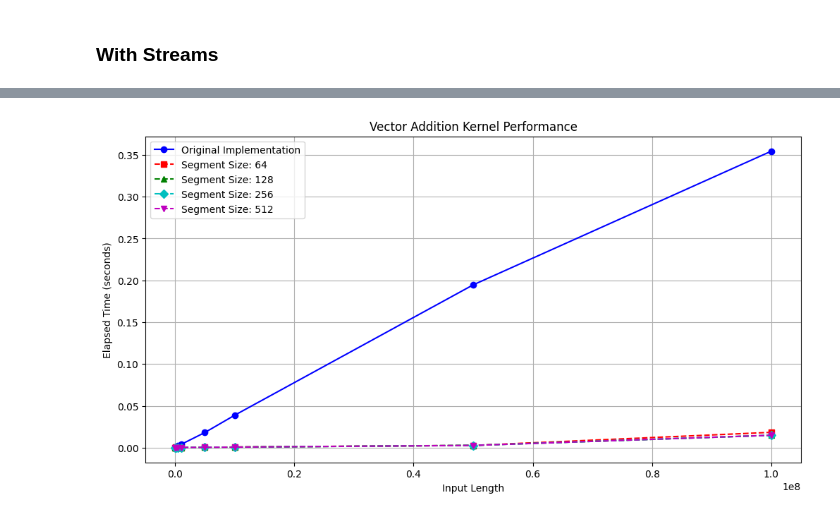
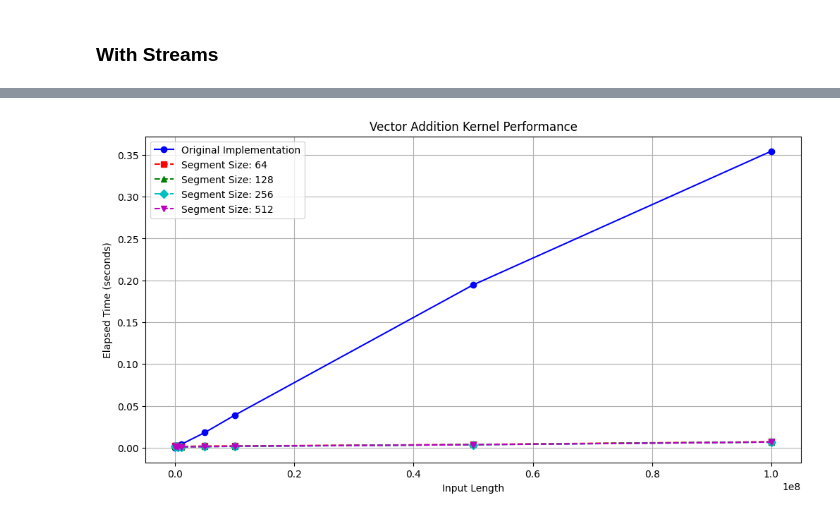
Before and after one commit to MoggmentuM/DD2360, a Jupyter notebook: hw_4/ex_2/DD2360_HW4.ipynb, the cells around one changed output, grey strips where cells are left out. Cells and saved outputs as stored; diff of their text form; code cells hidden in the pictures.

```diff
--- a/hw_4/ex_2/DD2360_HW4.ipynb
+++ b/hw_4/ex_2/DD2360_HW4.ipynb
@@ -189,38 +192,38 @@ import matplotlib.pyplot as plt
 input_lengths = [10000, 50000, 100000, 500000, 1000000, 5000000, 10000000, 50000000, 100000000]
 elapsed_times = [0.000211, 0.000401, 0.000741, 0.002352, 0.004046, 0.018286, 0.038933, 0.194611, 0.354245]
 
 # Second set of data
 input_lengths_segment = [10000, 50000, 100000, 500000, 1000000, 5000000, 10000000, 50000000, 100000000]
-elapsed_times_segment_64 = [0.000398, 0.000332, 0.000416, 0.000336, 0.000382, 0.000610, 0.000897, 0.002864, 0.018450]
-elapsed_times_segment_128 = [0.000305, 0.000309, 0.000347, 0.000358, 0.000327, 0.000572, 0.000824, 0.002846, 0.014887]
-elapsed_times_segment_256 = [0.000303, 0.000343, 0.000338, 0.000329, 0.000314, 0.000545, 0.000803, 0.002853, 0.014952]
-elapsed_times_segment_512 = [0.000327, 0.000303, 0.000363, 0.000330, 0.000367, 0.000547, 0.000803, 0.002820, 0.014969]
+elapsed_times_segment_64 = [0.002201, 0.002181, 0.002199, 0.001595, 0.001560, 0.002100, 0.002103, 0.004019, 0.007236]
+elapsed_times_segment_128 = [0.001884, 0.001788, 0.001789, 0.001163, 0.001222, 0.001464, 0.001777, 0.003771, 0.006919]
+elapsed_times_segment_256 = [0.001683, 0.001722, 0.001670, 0.001079, 0.001151, 0.001436, 0.001652, 0.003656, 0.006821]
+elapsed_times_segment_512 = [0.001634, 0.002029, 0.001712, 0.001112, 0.001130, 0.001347, 0.001942, 0.003680, 0.006846]
 
 # Plotting
 plt.figure(figsize=(12, 6))
 
 # First line
 plt.plot(input_lengths, elapsed_times, marker='o', linestyle='-', color='b', label='Original Implementation')
 
 # Second line (with different segment sizes)
 plt.plot(input_lengths_segment, elapsed_times_segment_64, marker='s', linestyle='--', color='r', label='Segment Size: 64')
 plt.plot(input_lengths_segment, elapsed_times_segment_128, marker='^', linestyle='--', color='g', label='Segment Size: 128')
 plt.plot(input_lengths_segment, elapsed_times_segment_256, marker='D', linestyle='--', color='c', label='Segment Size: 256')
 plt.plot(input_lengths_segment, elapsed_times_segment_512, marker='v', linestyle='--', color='m', label='Segment Size: 512')
 
 # Adding labels and title
 plt.title('Vector Addition Kernel Performance')
 plt.xlabel('Input Length')
 plt.ylabel('Elapsed Time (seconds)')
 
 # Adding grid and legend
 plt.grid(True)
 plt.legend()
 
 # Show plot
 plt.show()
 # %% [output]
-[figure, old version]
+[figure, new version]
 # %%
 # to output file
 ! nvprof --output-profile /content/DD2360/hw_4/ex_2/nvvp_traces/stream_trace.nvvp -f ./DD2360/hw_4/ex_2/vectorAddStream 90000000
```
Also changed, not shown: parts of 11 cells of this notebook, 7 other files.
